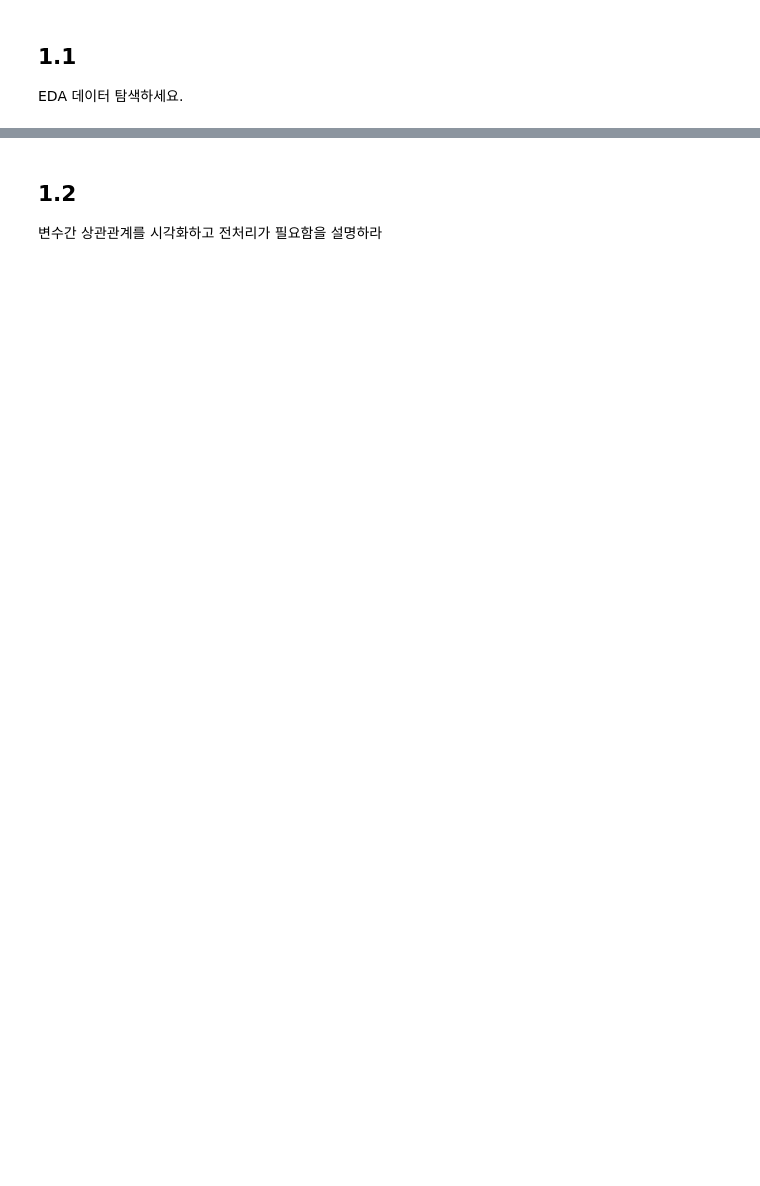
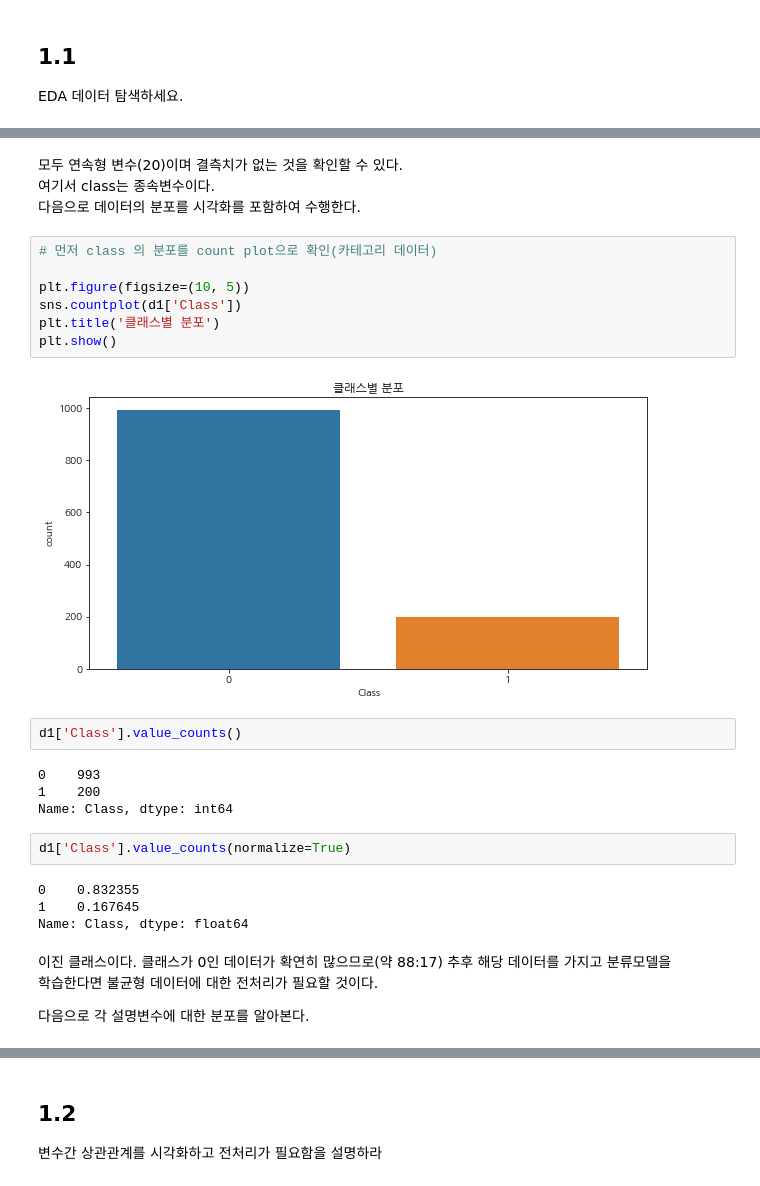
Before and after one commit to qiwerr1004/ADP_go, a Jupyter notebook: 27/27회_문제.ipynb, the cells around one changed output, grey strips where cells are left out. Saved outputs shown, nothing was run; the diff lists cells and outputs as text; blank space fills up the shorter version.

```diff
--- a/27/27회_문제.ipynb
+++ b/27/27회_문제.ipynb
@@ -30,0 +47,30 @@ EDA 데이터 탐색하세요.
+# %% [markdown]
+모두 연속형 변수(20)이며 결측치가 없는 것을 확인할 수 있다.
+여기서 class는 종속변수이다.
+다음으로 데이터의 분포를 시각화를 포함하여 수행한다.
+# %%
+# 먼저 class 의 분포를 count plot으로 확인(카테고리 데이터)
+
+plt.figure(figsize=(10, 5))
+sns.countplot(d1['Class'])
+plt.title('클래스별 분포')
+plt.show()
+# %% [output]
+[figure, added]
+# %%
+d1['Class'].value_counts()
+# %% [output]
+0    993
+1    200
+Name: Class, dtype: int64
+# %%
+d1['Class'].value_counts(normalize=True)
+# %% [output]
+0    0.832355
+1    0.167645
+Name: Class, dtype: float64
+# %% [markdown]
+이진 클래스이다. 클래스가 0인 데이터가 확연히 많으므로(약 88:17) 추후 해당 데이터를 가지고 분류모델을
+학습한다면 불균형 데이터에 대한 전처리가 필요할 것이다.
+
+다음으로 각 설명변수에 대한 분포를 알아본다.
```
Also changed, not shown: parts of 35 cells of this notebook.
